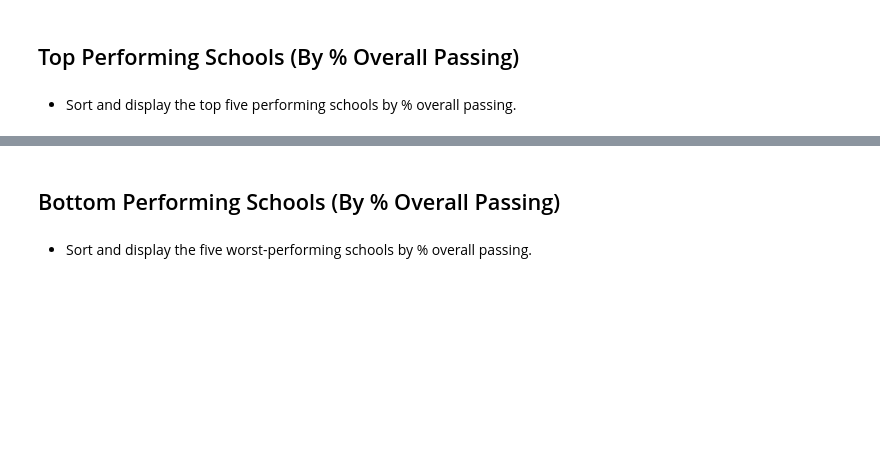
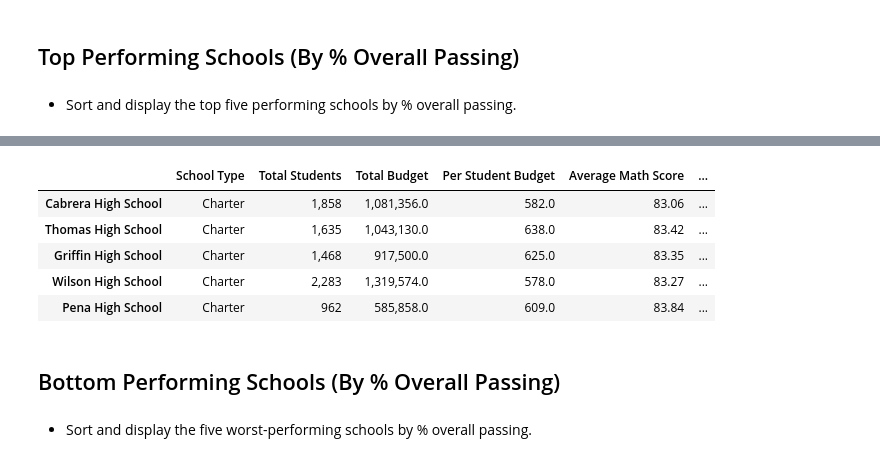
Before and after one commit to allychau/pandas-challenge, a Jupyter notebook: PyCitySchools/PyCitySchools_starter.ipynb, the cells around one changed output, grey strips where cells are left out. Cells and saved outputs as stored; diff of their text form; code cells hidden in the pictures; blank space fills up the shorter version.

```diff
--- a/PyCitySchools/PyCitySchools_starter.ipynb
+++ b/PyCitySchools/PyCitySchools_starter.ipynb
@@ -143,3 +154,13 @@ results_df
+# %%
+top_perform = school_summary.sort_values(['% Passing Overall'],ascending=False)
+top_perform.head(5)
+# %% [output]
+|  | School Type | Total Students | Total Budget | Per Student Budget | Average Math Score | ... |
+| Cabrera High School | Charter | 1,858 | 1,081,356.0 | 582.0 | 83.06 | ... |
+| Thomas High School | Charter | 1,635 | 1,043,130.0 | 638.0 | 83.42 | ... |
+| Griffin High School | Charter | 1,468 | 917,500.0 | 625.0 | 83.35 | ... |
+| Wilson High School | Charter | 2,283 | 1,319,574.0 | 578.0 | 83.27 | ... |
+| Pena High School | Charter | 962 | 585,858.0 | 609.0 | 83.84 | ... |
 # %% [markdown]
 ## Bottom Performing Schools (By % Overall Passing)
 # %% [markdown]
```
Also changed, not shown: parts of 15 cells of this notebook.
